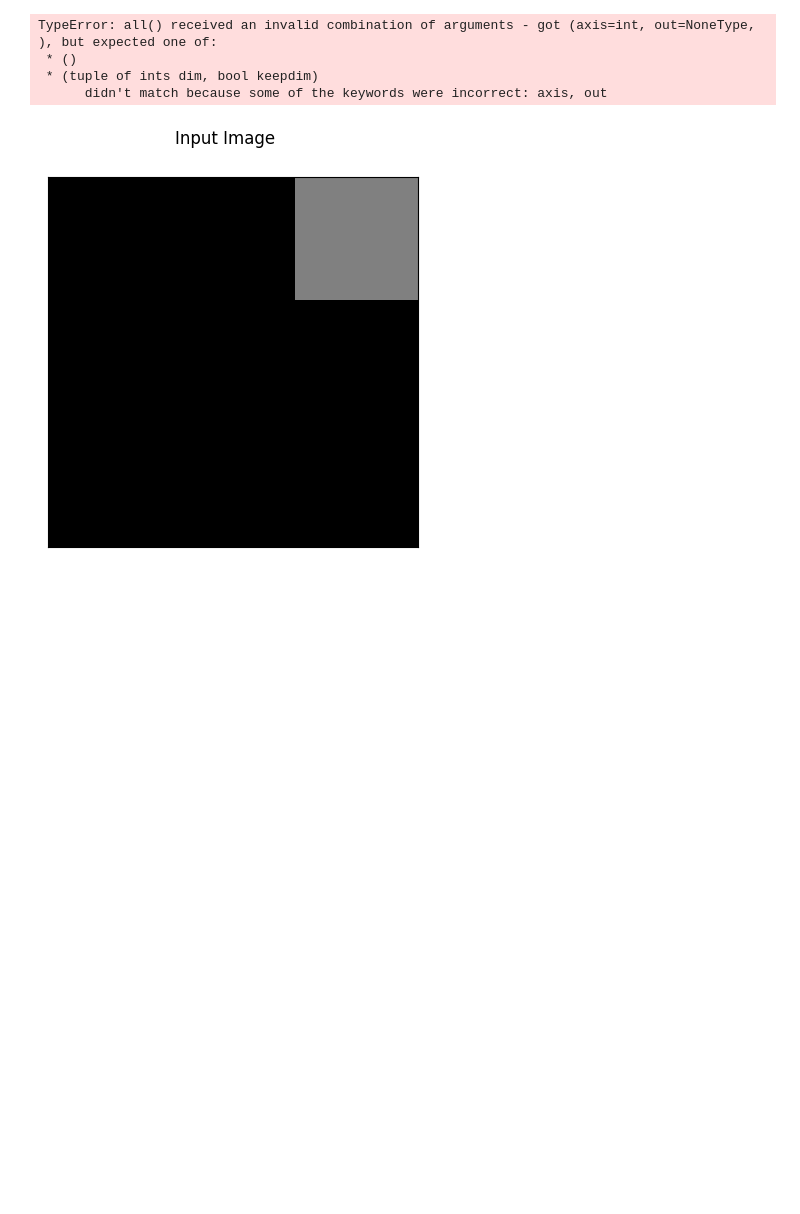
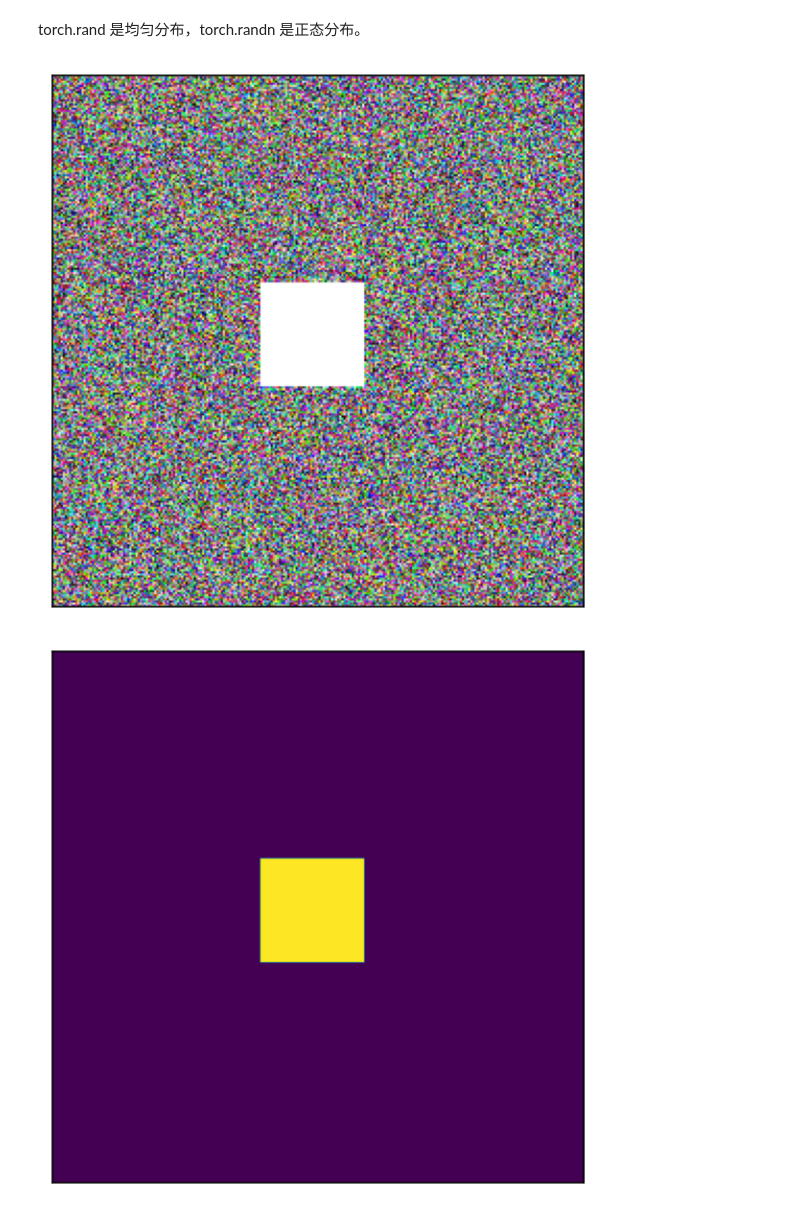
Before and after one commit to Yangzhichen763/DeepLearning, a Jupyter notebook: tutorial/easy_test.ipynb, the cells around one changed output. Cells and saved outputs as stored; diff of their text form; code cells hidden in the pictures; blank space fills up the shorter version.

```diff
--- a/tutorial/easy_test.ipynb
+++ b/tutorial/easy_test.ipynb
@@ -27,30 +28,22 @@ def show_image(images, title=None):
     # 设置标题
     if title:
         figure.suptitle(title)
+# %% [markdown]
+torch.rand 是均匀分布，torch.randn 是正态分布。
 # %%
 # 输入
-image = torch.Tensor([[[0, 0, 128],
-                       [0, 0, 0],
-                       [0, 0, 0]],
-                      [[0, 0, 128],
-                       [0, 0, 0],
-                       [0, 0, 0]],
-                      [[0, 0, 128],
-                       [0, 0, 0],
-                       [0, 0, 0]]]
-                     )
-image = image.permute([1, 2, 0])  # 转换为 HWC 格式
-color = torch.Tensor([128, 128, 128])
-show_image(image, title='Input Image')
+image = torch.randn(3, 256, 256)
+color = torch.Tensor([1, 1, 1]).reshape(3, 1, 1)
 
-# 不使用对每个元素进行比较的方法计算
-mask = np.all(image == color, axis=-1)
+# 在图像的特定位置填充颜色
+image[:, 100:150, 100:150] = color.repeat(1, 50, 50)
+
+show_image(image)
+
+mask = torch.eq(image, color).all(dim=0).float()
 
 # 输出
-print(mask)
+show_image(mask)
 # %% [output]
-TypeError: all() received an invalid combination of arguments - got (axis=int, out=NoneType, ), but expected one of:
- * ()
- * (tuple of ints dim, bool keepdim)
-      didn't match because some of the keywords were incorrect: axis, out
-[figure, old version]
+[figure, new version]
+[figure, added]
```
Also changed, not shown: parts of 3 cells of this notebook, 16 other files.
